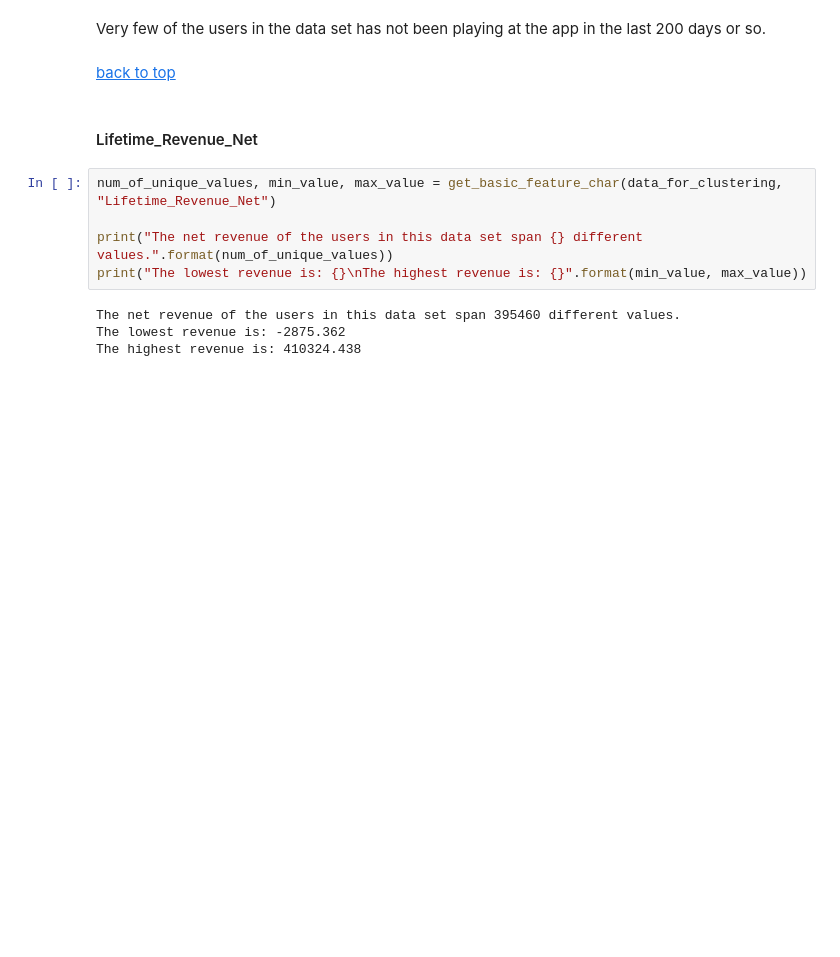
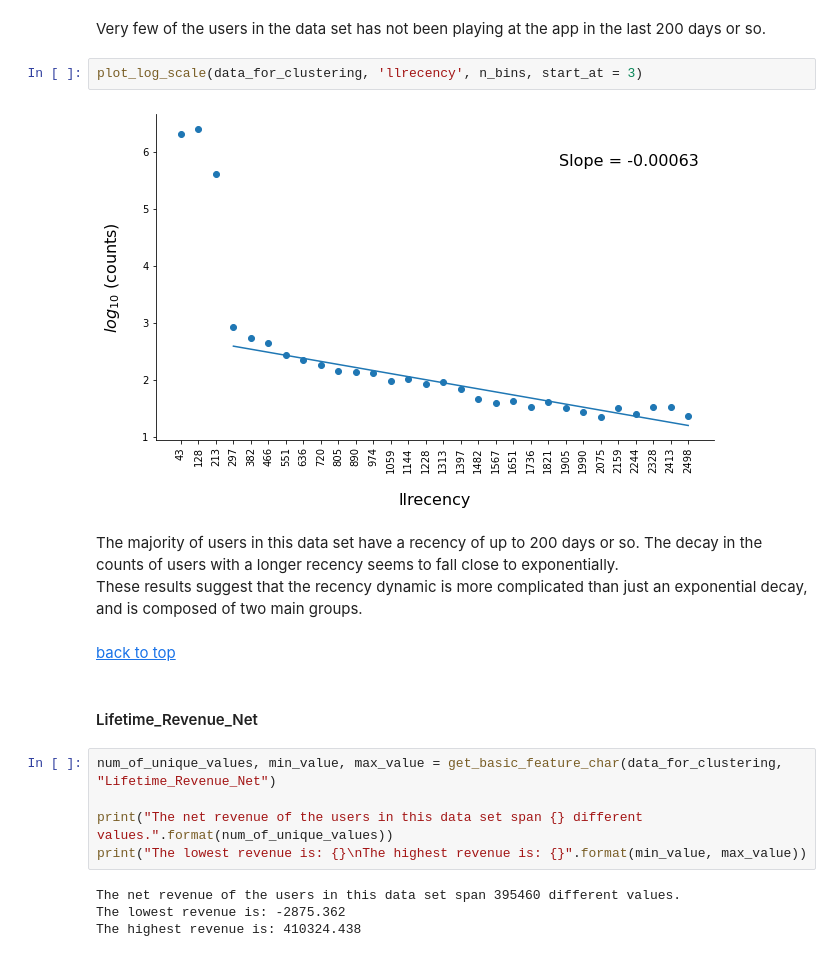
Before and after one commit to AlexanderLoebel/Homogeneity, a Jupyter notebook: Exploratory Data Analysis of the historical features - Part 1.ipynb, the cells around one changed output. Saved outputs shown, nothing was run; the diff lists cells and outputs as text; blank space fills up the shorter version.

```diff
--- a/Exploratory Data Analysis of the historical features - Part 1.ipynb
+++ b/Exploratory Data Analysis of the historical features - Part 1.ipynb
@@ -373,5 +439,12 @@ hist_of_numerical_feature(data_for_clustering, 'llrecency', n_bins, figsize)
 # %% [markdown]
 Very few of the users in the data set has not been playing at the app in the last 200 days or so.
+# %%
+plot_log_scale(data_for_clustering, 'llrecency', n_bins, start_at = 3)
+# %% [output]
+[figure, added]
+# %% [markdown]
+The majority of users in this data set have a recency of up to 200 days or so. The decay in the counts of users with a longer recency seems to fall close to exponentially.
+These results suggest that the recency dynamic is more complicated than just an exponential decay, and is composed of two main groups.
 # %% [markdown]
 [back to top](#back_to_top)  <a id='lifetime_revenue'></a>
 # %% [markdown]
```
Also changed, not shown: parts of 21 cells of this notebook, 1 other file.
